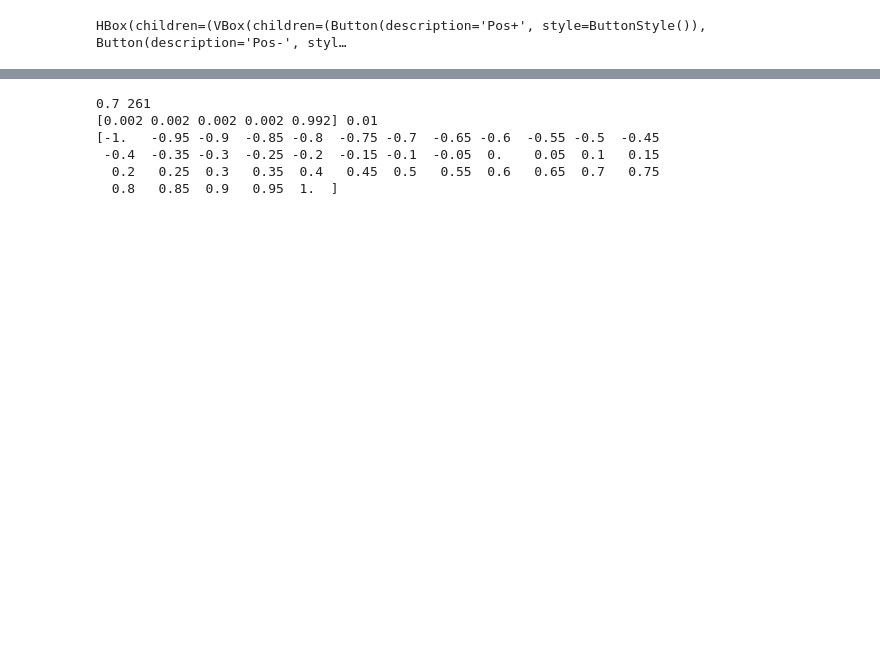
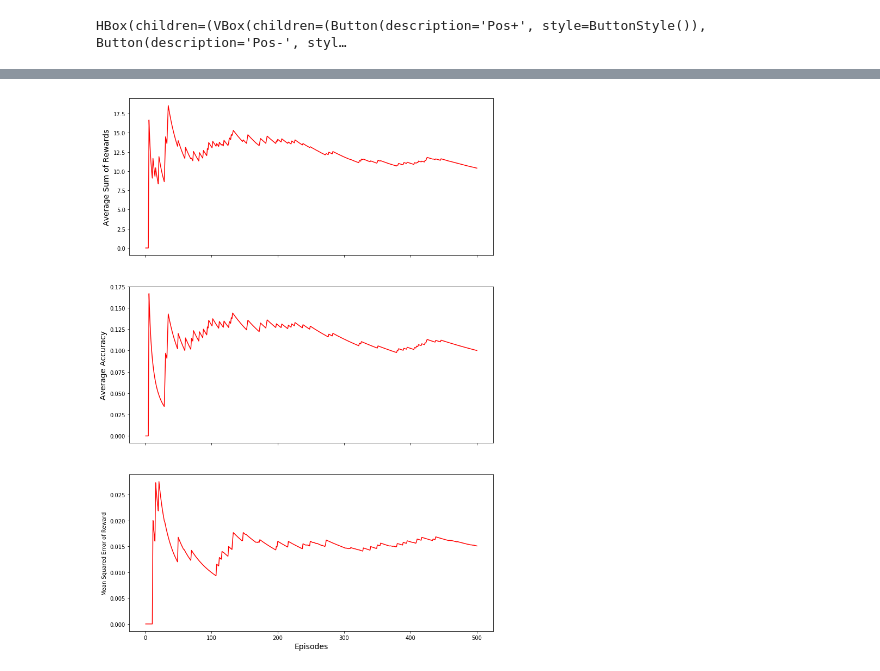
Before and after one commit to Rarell/CS_4033-5033_Porject_1, a Jupyter notebook: Models/Q-Learning_model.ipynb, the cells around one changed output, grey strips where cells are left out. Cells and saved outputs as stored; diff of their text form; code cells hidden in the pictures; blank space fills up the shorter version.

```diff
--- a/Models/Q-Learning_model.ipynb
+++ b/Models/Q-Learning_model.ipynb
@@ -145,12 +136,38 @@ print(np.sum(hits)/len(hits))
-# %%
-print(round(env._agent_position_y,2), env._agent_aiming_angle)
-
-print(action)
-print(env.Y_POSITIONS)
-# %% [output]
-0.7 261
-[0.002 0.002 0.002 0.002 0.992] 0.01
-[-1.   -0.95 -0.9  -0.85 -0.8  -0.75 -0.7  -0.65 -0.6  -0.55 -0.5  -0.45
- -0.4  -0.35 -0.3  -0.25 -0.2  -0.15 -0.1  -0.05  0.    0.05  0.1   0.15
-  0.2   0.25  0.3   0.35  0.4   0.45  0.5   0.55  0.6   0.65  0.7   0.75
-  0.8   0.85  0.9   0.95  1.  ]
+# %%
+# Example graphs to make:
+# Sum of rewards vs. Episodes
+# % accuracy vs. Episodes
+# RMSE vs. Episodes
+
+episodes = np.arange(1, NUM_EPISODES+1, 1)
+
+R_Sum_Ave = np.zeros((NUM_EPISODES))
+accuracy = np.zeros((NUM_EPISODES))
+MSE_Ave = np.zeros((NUM_EPISODES))
+
+R_Sum_Ave[0] = R_SUM[0]
+R_Sum_Ave[1:] = np.asarray([np.sum(R_SUM[:n])/(n+1) for n in range(1, NUM_EPISODES)])
+
+accuracy[0] = hits[0]
+accuracy[1:] = np.asarray([np.sum(hits[:n])/(n+1) for n in range(1, NUM_EPISODES)])
+
+MSE_Ave[0] = MSE[0]
+MSE_Ave[1:] = np.asarray([np.sum(MSE[:n])/(n+1) for n in range(1, NUM_EPISODES)])
+
+# Make an example graph
+fig, axes = plt.subplots(figsize = [12,18], nrows = 3, ncols = 1, sharex = True)
+ax1 = axes[0]; ax2 = axes[1]; ax3 = axes[2]
+
+ax1.plot(episodes, R_Sum_Ave, 'r-')
+ax1.set_ylabel('Average Sum of Rewards', fontsize = 14)
+
+ax2.plot(episodes, accuracy, 'r-')
+ax2.set_ylabel('Average Accuracy', fontsize = 14)
+
+ax3.plot(episodes, MSE_Ave, 'r-')
+ax3.set_ylabel('Mean Squared Error of Reward')
+ax3.set_xlabel('Episodes', fontsize = 14)
+
+plt.show(block = False)
+# %% [output]
+[figure, added]
```
Also changed, not shown: parts of 2 cells of this notebook.
